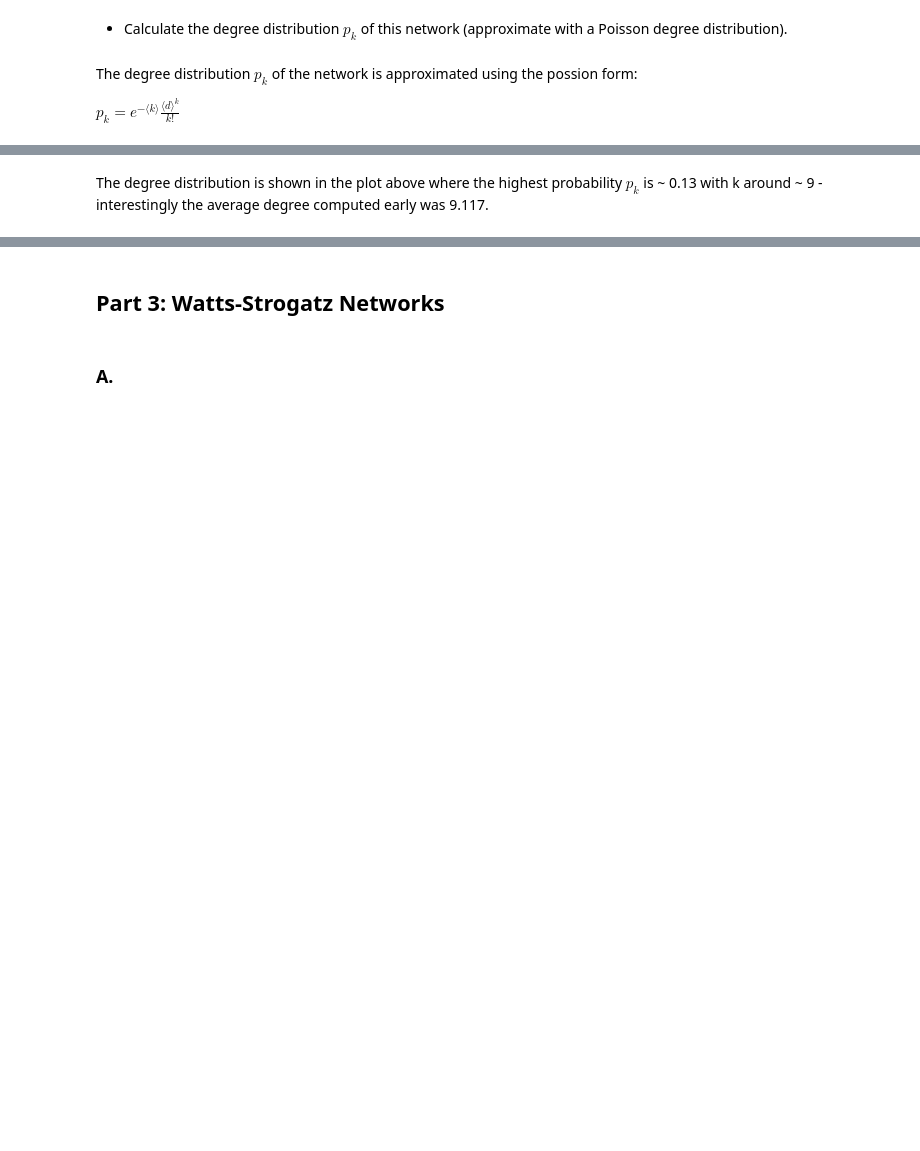
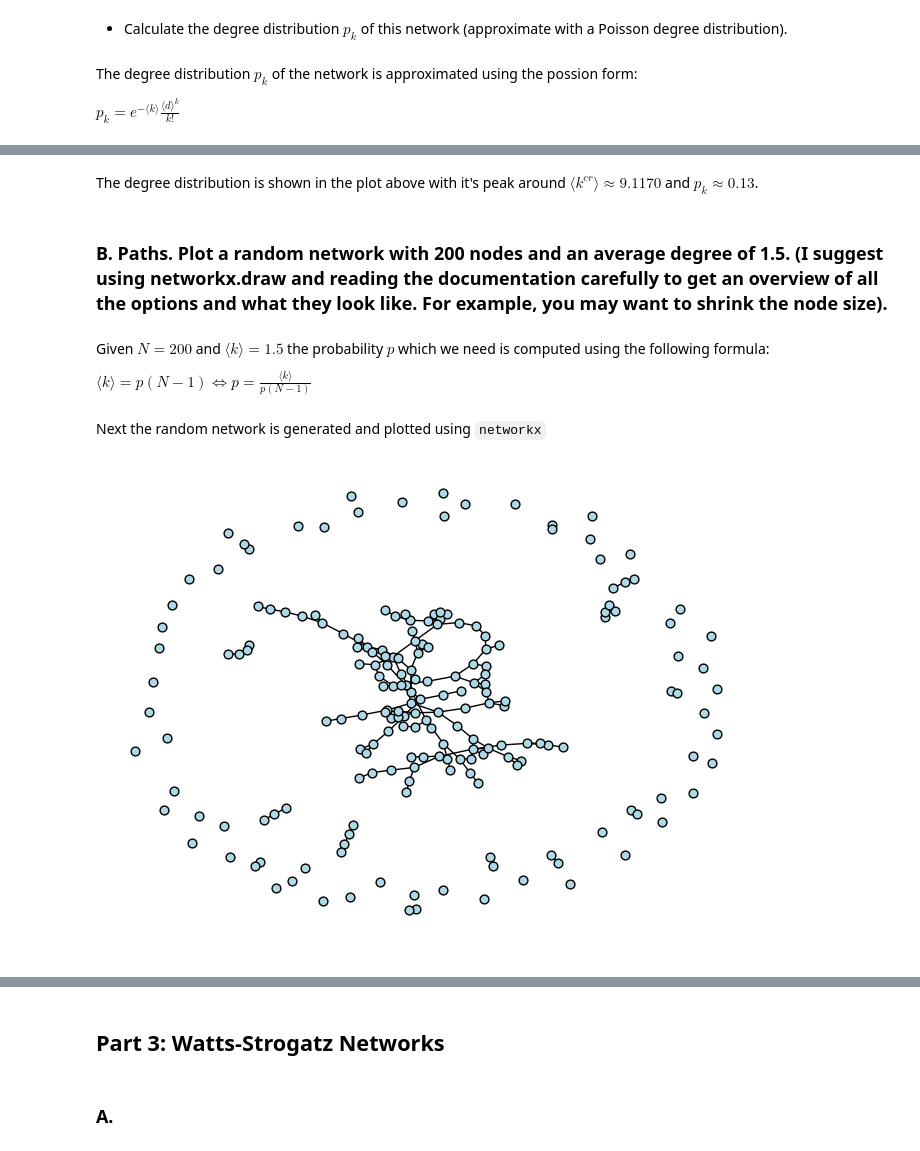
Before and after one commit to peern/social-graphs-assignments, a Jupyter notebook: assignment-1/assignment-1.ipynb, the cells around one changed output, grey strips where cells are left out. Drawn from its saved outputs; the diff is of its cells as text; code cells hidden in the pictures; blank space fills up the shorter version.

```diff
--- a/assignment-1/assignment-1.ipynb
+++ b/assignment-1/assignment-1.ipynb
@@ -252,5 +254,30 @@ Degree distribution: [0.13165633]
 [figure]
 # %% [markdown]
-The degree distribution is shown in the plot above where the highest probability $p_{k}$ is ~ 0.13 with k around ~ 9 - interestingly the average degree computed early was 9.117.
-
-<!-- TODO -->
+The degree distribution is shown in the plot above with it's peak around $〈k^{cr}〉 \approx 9.1170$ and $p_{k} \approx 0.13$.
+# %% [markdown]
+### B. Paths. Plot a random network with 200 nodes and an average degree of 1.5. (I suggest using networkx.draw and reading the documentation carefully to get an overview of all the options and what they look like. For example, you may want to shrink the node size).
+# %% [markdown]
+Given $N = 200$ and $〈k〉 = 1.5$ the probability $p$ which we need is computed using the following formula:
+
+$〈k〉 = p(N - 1) \Leftrightarrow p = \frac{〈k〉}{p(N-1)}$
+# %%
+# computing p using the given variables and the formula
+N = 200
+k_avg = 1.5
+p = k_avg / (N - 1)
+# %% [markdown]
+Next the random network is generated and plotted using `networkx`
+# %%
+RG = rg.gnp_random_graph(N, p, seed=24, directed=False) # generate random network
+
+# style arguments
+options = {
+   'node_size': 40,
+   'node_shape': 'o',
+   'edgecolors': 'black'
+}
+
+nx.draw(RG, node_color = 'lightblue', **options) # plot the network
+plt.show()
+# %% [output]
+[figure, added]
```
Also changed, not shown: parts of 20 cells of this notebook.
